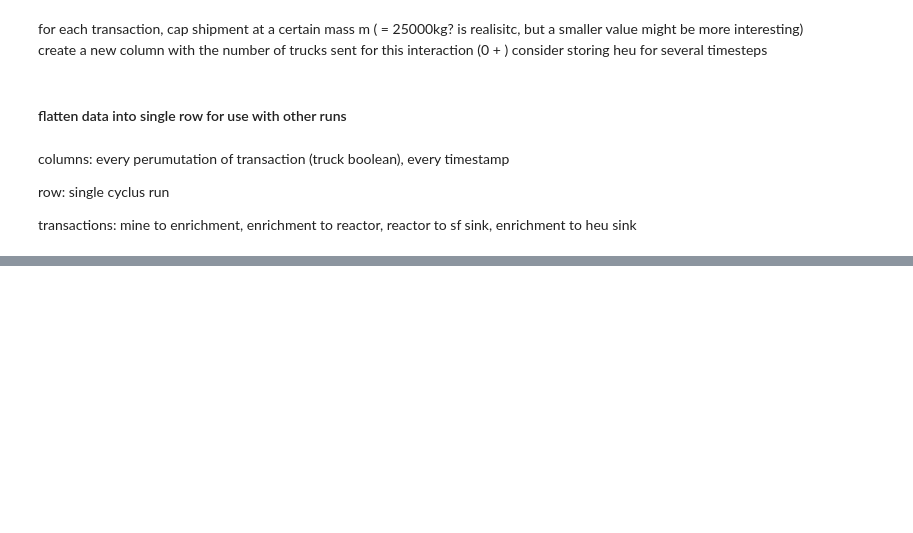
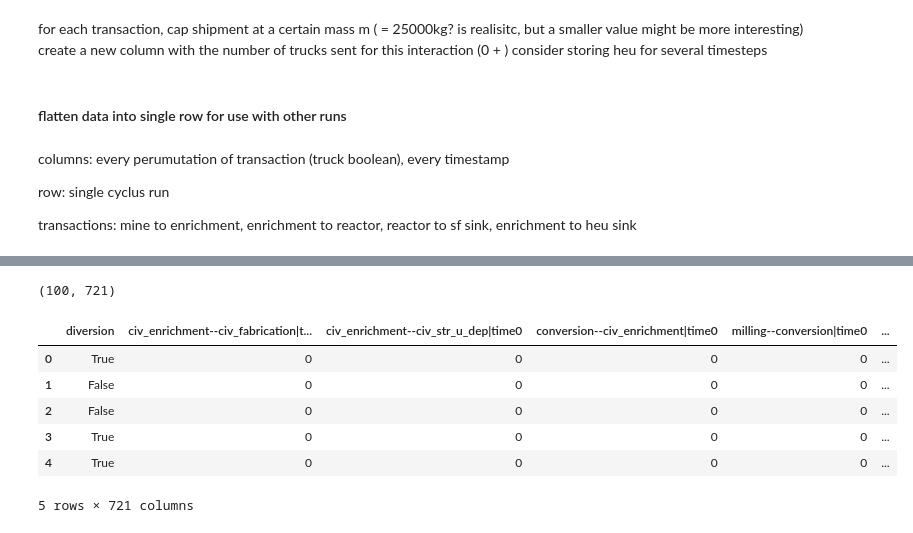
Before and after one commit to a-co/diversion_models, a Jupyter notebook: new_data_gen.ipynb, the cells around one changed output, grey strips where cells are left out. Cells and saved outputs as stored; diff of their text form; code cells hidden in the pictures; blank space fills up the shorter version.

```diff
--- a/new_data_gen.ipynb
+++ b/new_data_gen.ipynb
@@ -190,0 +258,15 @@ See the caveats in the documentation: http://pandas.pydata.org/pandas-docs/stabl
+# %%
+print(med_df.shape)
+# %% [output]
+(100, 721)
+# %%
+med_df.interpolate(method='linear', limit_direction='forward', axis=0)
+med_df.head()
+# %% [output]
+|  | diversion | civ_enrichment--civ_fabrication|t... | civ_enrichment--civ_str_u_dep|time0 | conversion--civ_enrichment|time0 | milling--conversion|time0 | ... |
+| 0 | True | 0 | 0 | 0 | 0 | ... |
+| 1 | False | 0 | 0 | 0 | 0 | ... |
+| 2 | False | 0 | 0 | 0 | 0 | ... |
+| 3 | True | 0 | 0 | 0 | 0 | ... |
+| 4 | True | 0 | 0 | 0 | 0 | ... |
+5 rows × 721 columns
```
Also changed, not shown: parts of 11 cells of this notebook, 11 other files.
